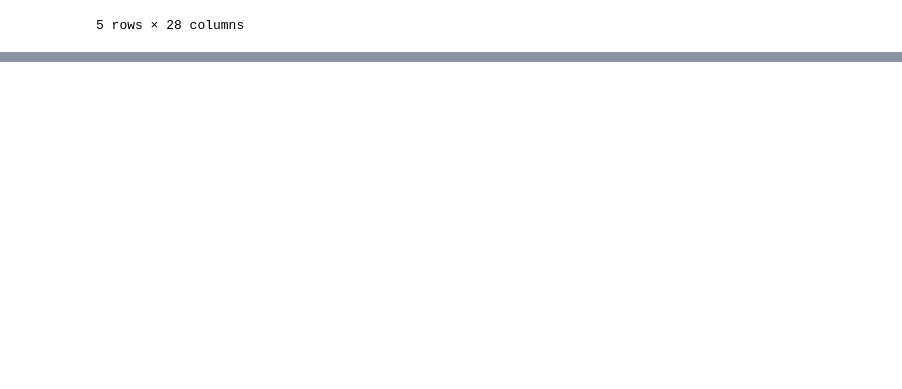
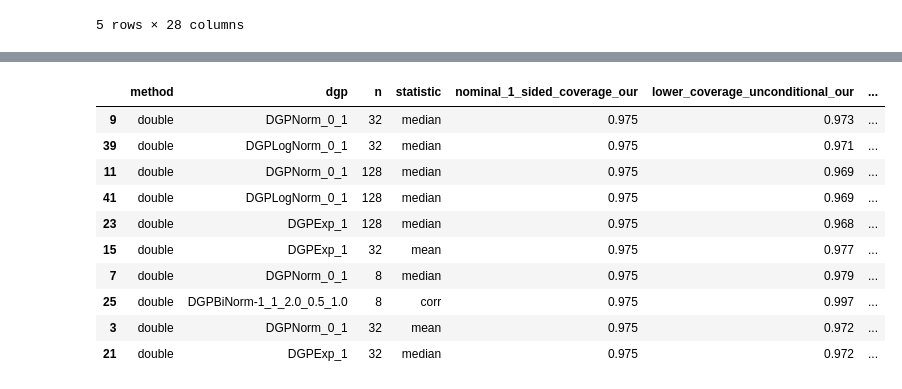
Before and after one commit to enejH04/bootstrap-inference, a Jupyter notebook: performance_validation/comparison.ipynb, the cells around one changed output, grey strips where cells are left out. Cells and saved outputs as stored; diff of their text form; code cells hidden in the pictures; blank space fills up the shorter version.

```diff
--- a/performance_validation/comparison.ipynb
+++ b/performance_validation/comparison.ipynb
@@ -110,0 +174,22 @@ coverage_summary
+# %%
+largest_lower_difference[
+    [
+        *keys,
+        "nominal_1_sided_coverage_our",
+        "lower_coverage_unconditional_our",
+        "lower_coverage_unconditional_ref",
+        "lower_coverage_unconditional_difference",
+    ]
+][largest_lower_difference["method"] == "double"].head(10)
+# %% [output]
+|  | method | dgp | n | statistic | nominal_1_sided_coverage_our | lower_coverage_unconditional_our | ... |
+| 9 | double | DGPNorm_0_1 | 32 | median | 0.975 | 0.973 | ... |
+| 39 | double | DGPLogNorm_0_1 | 32 | median | 0.975 | 0.971 | ... |
+| 11 | double | DGPNorm_0_1 | 128 | median | 0.975 | 0.969 | ... |
+| 41 | double | DGPLogNorm_0_1 | 128 | median | 0.975 | 0.969 | ... |
+| 23 | double | DGPExp_1 | 128 | median | 0.975 | 0.968 | ... |
+| 15 | double | DGPExp_1 | 32 | mean | 0.975 | 0.977 | ... |
+| 7 | double | DGPNorm_0_1 | 8 | median | 0.975 | 0.979 | ... |
+| 25 | double | DGPBiNorm-1_1_2.0_0.5_1.0 | 8 | corr | 0.975 | 0.997 | ... |
+| 3 | double | DGPNorm_0_1 | 32 | mean | 0.975 | 0.972 | ... |
+| 21 | double | DGPExp_1 | 32 | median | 0.975 | 0.972 | ... |
```
Also changed, not shown: parts of 10 cells of this notebook.
